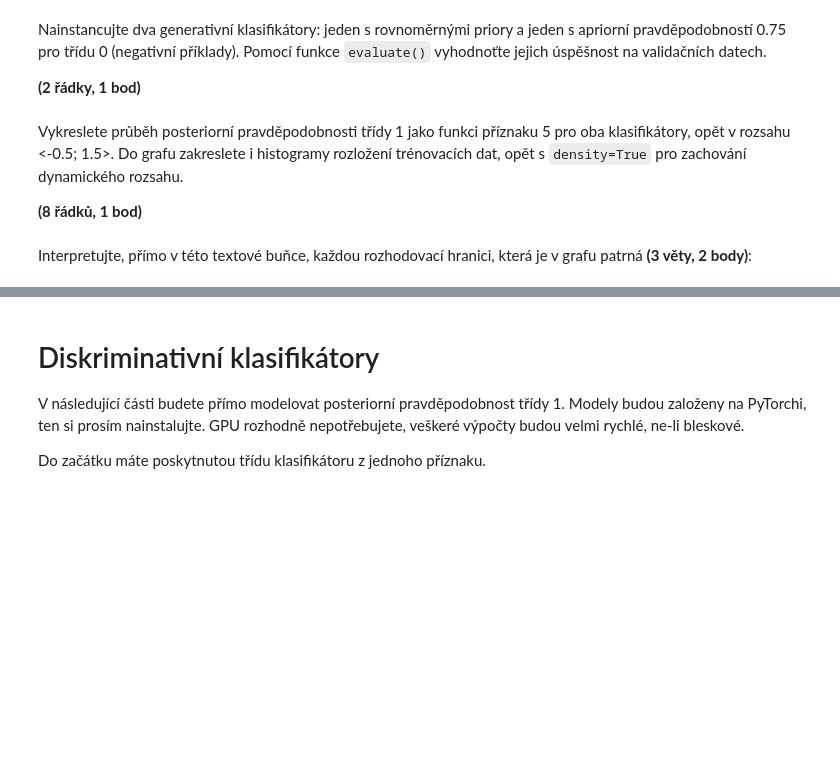
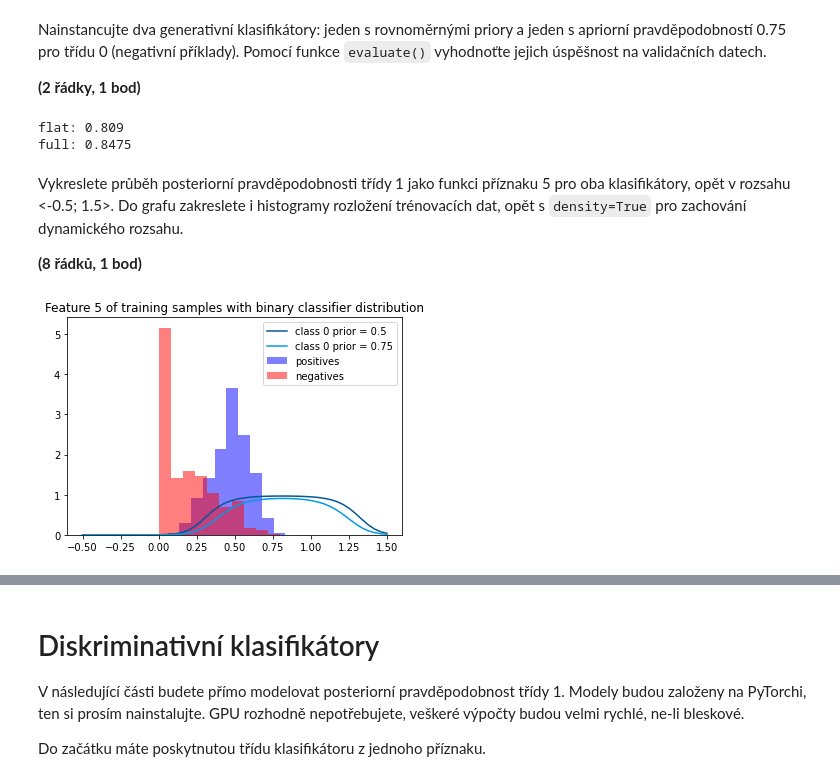
Before and after one commit to danielkonecny/sui-homework, a Jupyter notebook: zadani.ipynb, the cells around one changed output, grey strips where cells are left out. Cells and saved outputs as stored; diff of their text form; code cells hidden in the pictures; blank space fills up the shorter version.

```diff
--- a/zadani.ipynb
+++ b/zadani.ipynb
@@ -142,16 +148,12 @@ Rozsah x-ové osy volte od -0.5 do 1.5 (využijte `np.linspace`) a u volání `p
 
 **(2+8 řádků, 1 bod)**
 # %%
-pos_mean, pos_std = get_gauss_params(train_dataset.pos[:, FOI])
-neg_mean, neg_std = get_gauss_params(train_dataset.neg[:, FOI])
+gauss_pos = scipy.stats.norm(pos_mean, pos_std)
+gauss_neg = scipy.stats.norm(neg_mean, neg_std)
 
 axis_range = np.linspace(-0.5, 1.5)
-plt.plot(axis_range,
-         scipy.stats.norm.pdf(axis_range, pos_mean, pos_std),
-         color='blue', label='positives')
-plt.plot(axis_range,
-         scipy.stats.norm.pdf(axis_range, neg_mean, neg_std),
-         color='red', label='negatives')
+plt.plot(axis_range, gauss_pos.pdf(axis_range), color='blue', label='positives')
+plt.plot(axis_range, gauss_neg.pdf(axis_range), color='red', label='negatives')
 plt.hist(train_dataset.pos[:, FOI], density=True, alpha=0.5, color='blue')
 plt.hist(train_dataset.neg[:, FOI], density=True, alpha=0.5, color='red')
 plt.legend()
@@ -170,14 +170,32 @@ pass
+# %%
+class BinaryClassifier:
+    def __init__(self, classifier0, classifier1, prior):
+        self.classifier0 = classifier0
+        self.classifier1 = classifier1
+        self.p_0 = prior
+
+    def prob_class_1(self, xs):
+        p_0 = self.p_0                      # Prior probability of class 0
+        p_1 = 1 - self.p_0                  # Prior probability of class 1
+        p_x_0 = self.classifier0.pdf(xs)    # Probability of sample coming from class 0
+        p_x_1 = self.classifier1.pdf(xs)    # Probability of sample coming from class 1
+        p_x = (p_x_0 * p_0) + (p_x_1 * p_1) # Probability of sample
+        p_1_x = (p_x_1 * p_1) / p_x         # Probability of class 1 given a sample (Bayes rule)
+        return p_1_x
 # %% [markdown]
 Nainstancujte dva generativní klasifikátory: jeden s rovnoměrnými priory a jeden s apriorní pravděpodobností 0.75 pro třídu 0 (negativní příklady).
 Pomocí funkce `evaluate()` vyhodnoťte jejich úspěšnost na validačních datech.
 
 **(2 řádky, 1 bod)**
 # %%
-classifier_flat_prior = None
-classifier_full_prior = None
+classifier_flat_prior = BinaryClassifier(gauss_neg, gauss_pos, 0.5)
+classifier_full_prior = BinaryClassifier(gauss_neg, gauss_pos, 0.75)
 
 print('flat:', evaluate(classifier_flat_prior, val_dataset.xs[:, FOI], val_dataset.targets))
 print('full:', evaluate(classifier_full_prior, val_dataset.xs[:, FOI], val_dataset.targets))
+# %% [output]
+flat: 0.809
+full: 0.8475
 # %% [markdown]
 Vykreslete průběh posteriorní pravděpodobnosti třídy 1 jako funkci příznaku 5 pro oba klasifikátory, opět v rozsahu <-0.5; 1.5>.
 Do grafu zakreslete i histogramy rozložení trénovacích dat, opět s `density=True` pro zachování dynamického rozsahu.
@@ -188,2 +204,13 @@ pass
-# %% [markdown]
-Interpretujte, přímo v této textové buňce, každou rozhodovací hranici, která je v grafu patrná **(3 věty, 2 body)**:
+# %%
+axis_range = np.linspace(-0.5, 1.5)
+plt.plot(axis_range, classifier_flat_prior.prob_class_1(axis_range),
+         color='#01579B', label='class 0 prior = 0.5')
+plt.plot(axis_range, classifier_full_prior.prob_class_1(axis_range),
+         color='#039BE5', label='class 0 prior = 0.75')
+plt.hist(train_dataset.pos[:, FOI], density=True, alpha=0.5, color='blue', label='positives')
+plt.hist(train_dataset.neg[:, FOI], density=True, alpha=0.5, color='red', label='negatives')
+plt.legend()
+plt.title('Feature 5 of training samples with binary classifier distribution')
+plt.show()
+# %% [output]
+[figure, added]
```
Also changed, not shown: parts of 5 cells of this notebook.
